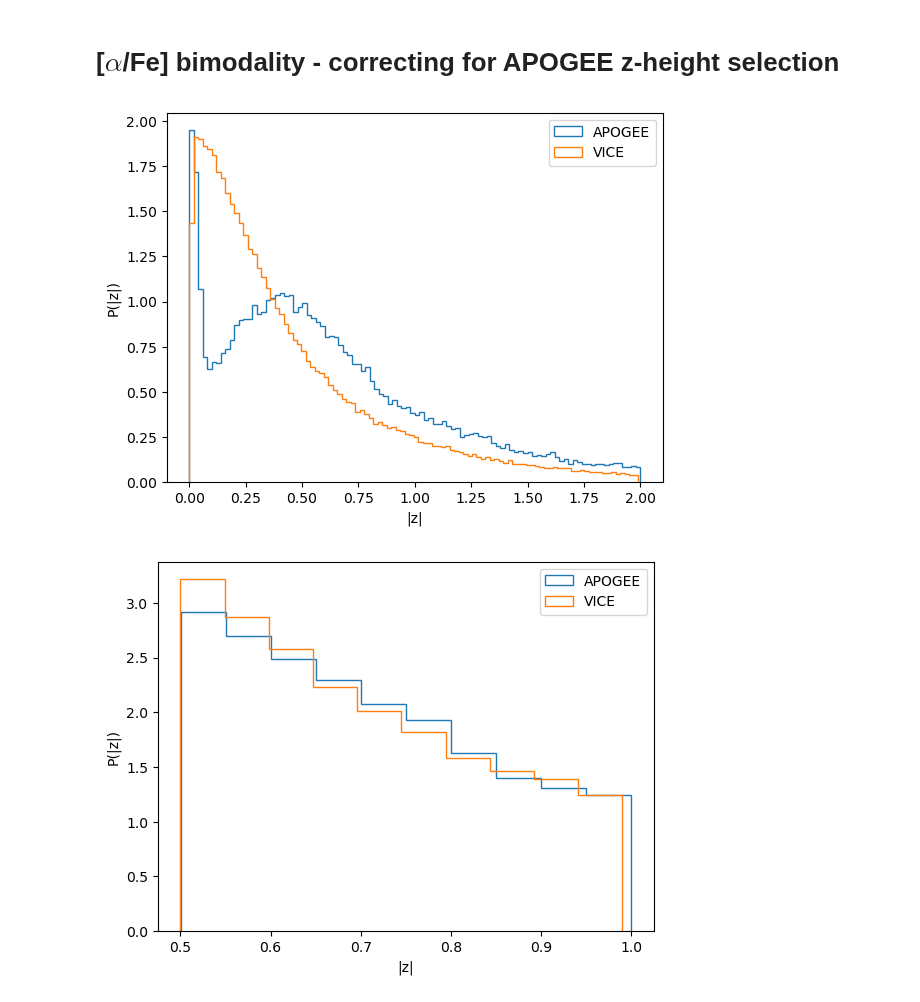
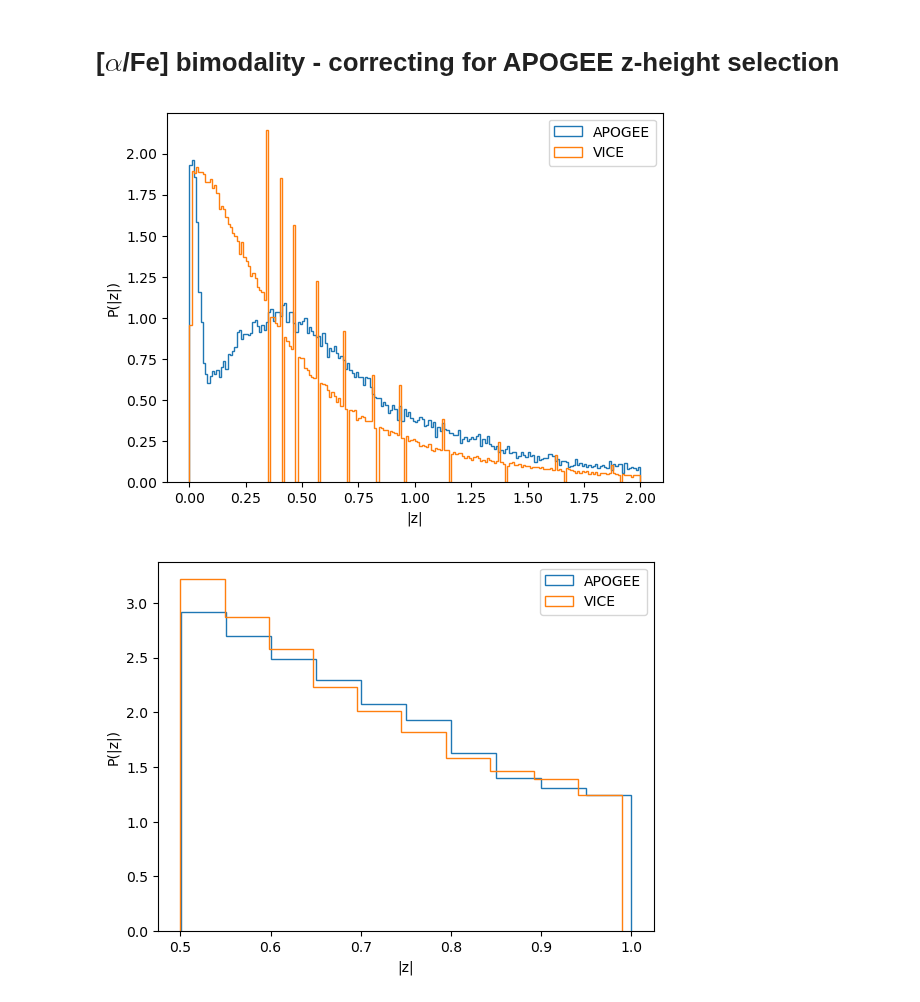
Before and after one commit to lodubay/galactic-dtd, a Jupyter notebook: notebooks/zheight_correction.ipynb, the cells around one changed output. Cells and saved outputs as stored; diff of their text form; code cells hidden in the pictures.

```diff
--- a/notebooks/zheight_correction.ipynb
+++ b/notebooks/zheight_correction.ipynb
@@ -14,16 +15,16 @@ ABSZ_LIM = (0, 2)
 # %%
 apogee_data = apogee_region(import_apogee(), galr_lim=GALR_LIM, absz_lim=ABSZ_LIM)
 # %%
-vice_stars = MultizoneStars.from_output('gaussian/lateburst/plateau_width10/diskmodel').region(galr_lim=GALR_LIM, absz_lim=ABSZ_LIM)
+vice_stars = MultizoneStars.from_output('gaussian/insideout/exponential_timescale15/diskmodel').region(galr_lim=GALR_LIM, absz_lim=ABSZ_LIM)
 # %%
-plt.hist(apogee_data['GALZ'].abs(), bins=100, histtype='step', density=True, label='APOGEE')
-plt.hist(vice_stars('zfinal').abs(), bins=100, histtype='step', density=True, label='VICE')
+plt.hist(apogee_data['GALZ'].abs(), bins=np.arange(0, 2.01, 0.01), histtype='step', density=True, label='APOGEE')
+plt.hist(vice_stars('zfinal').abs(), bins=np.arange(0, 2.01, 0.01), histtype='step', density=True, label='VICE')
 plt.xlabel('|z|')
 plt.ylabel('P(|z|)')
 plt.legend()
 plt.show()
 # %% [output]
-[figure, old version]
+[figure, new version]
 # %%
 apogee_subset = apogee_region(apogee_data, absz_lim=(0.5, 1))
 vice_subset = vice_stars.region(absz_lim=(0.5, 1))
```
Also changed, not shown: parts of 5 cells of this notebook, 2 other files.
